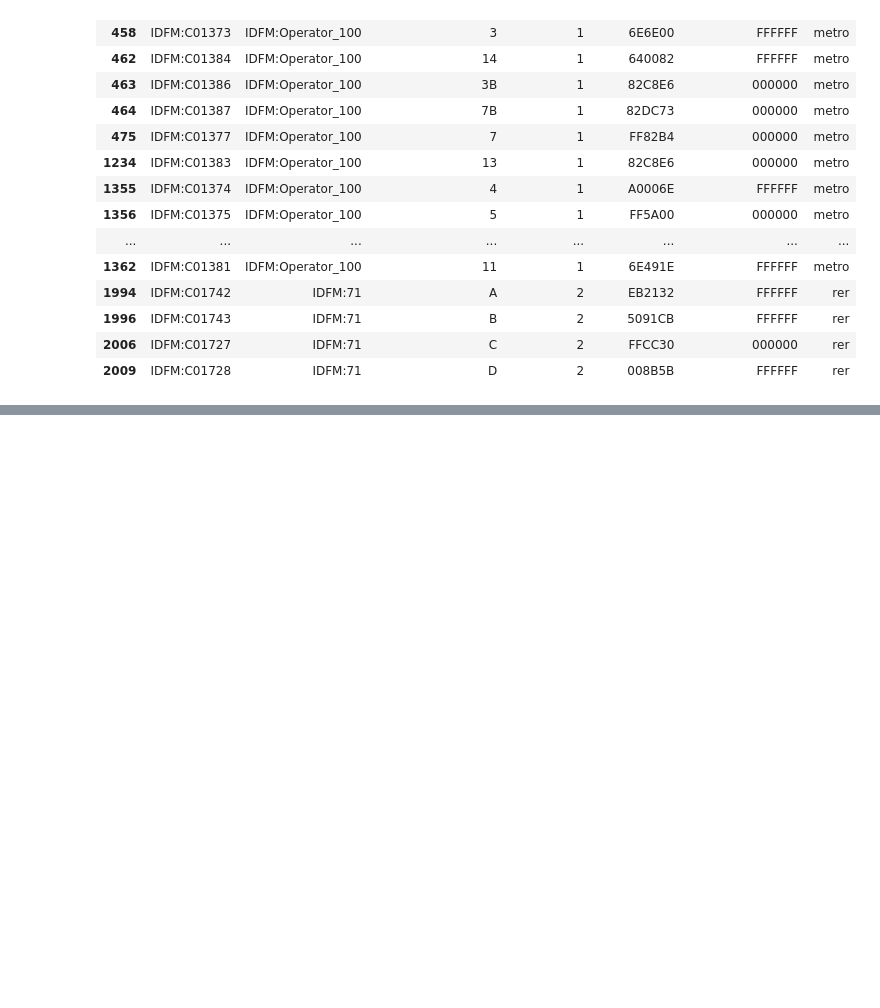
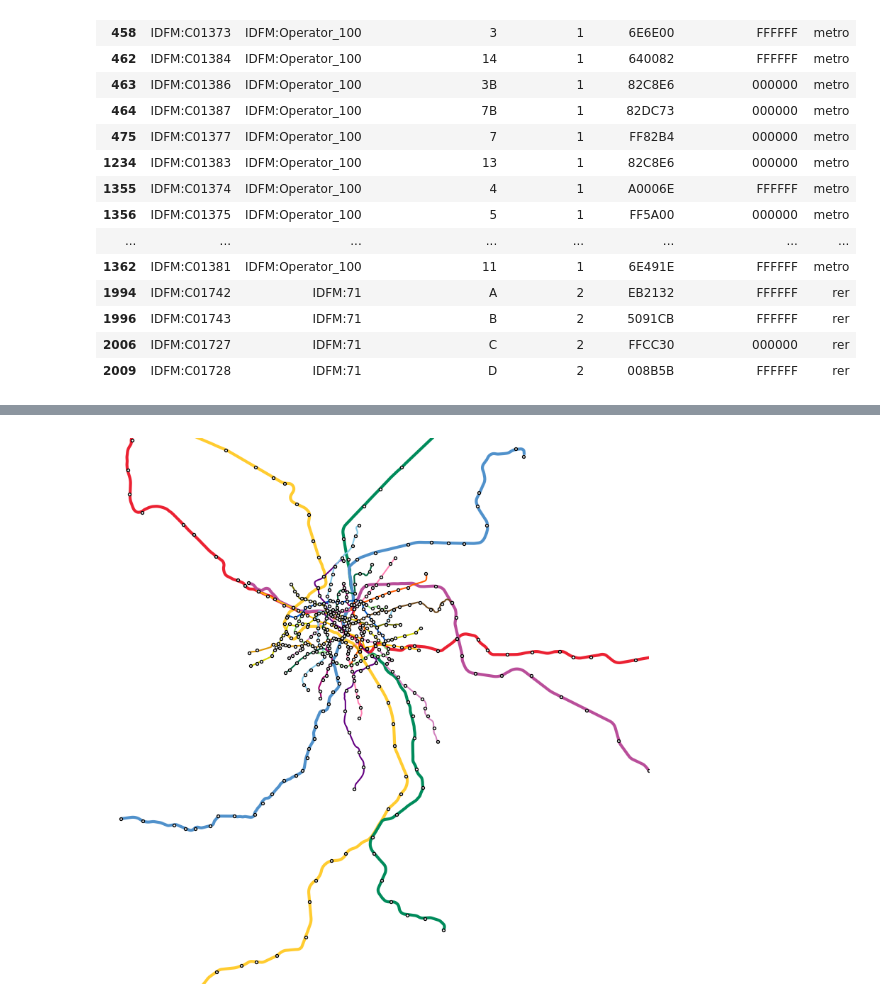
Before and after one commit to emmaganneval-proj/python_datascience_liuqi, a Jupyter notebook: exploration_donnees.ipynb, the cells around one changed output, grey strips where cells are left out. Drawn from its saved outputs; the diff is of its cells as text; code cells hidden in the pictures; blank space fills up the shorter version.

```diff
--- a/exploration_donnees.ipynb
+++ b/exploration_donnees.ipynb
@@ -103,0 +104,21 @@ stations.loc[stations["route_short_name"] == "14", ["stop_name", "position_km"]]
+# %%
+import matplotlib.pyplot as plt
+import numpy as np
+
+# le tracé le plus long de chaque ligne (avec ses couleurs)
+traces = gpd_idfm.sort_values("longueur", ascending=False).drop_duplicates("route_id")
+
+ax = traces.plot(
+    color="#" + traces["route_color"],
+    linewidth=np.where(traces["mode"] == "metro", 1.5, 3),  # RER plus épais
+    figsize=(10, 10),
+)
+stations.plot(ax=ax, color="white", edgecolor="black", markersize=8, zorder=5)
+
+ax.set_xlim(630_000, 680_000)  # zoom sur Paris et la petite couronne
+ax.set_ylim(6_830_000, 6_880_000)
+ax.set_axis_off()
+plt.savefig("carte_lignes_idfm.png", dpi=300, bbox_inches="tight")
+plt.show()
+# %% [output]
+[figure, added]
```
Also changed, not shown: parts of 14 cells of this notebook, 1 other file.
